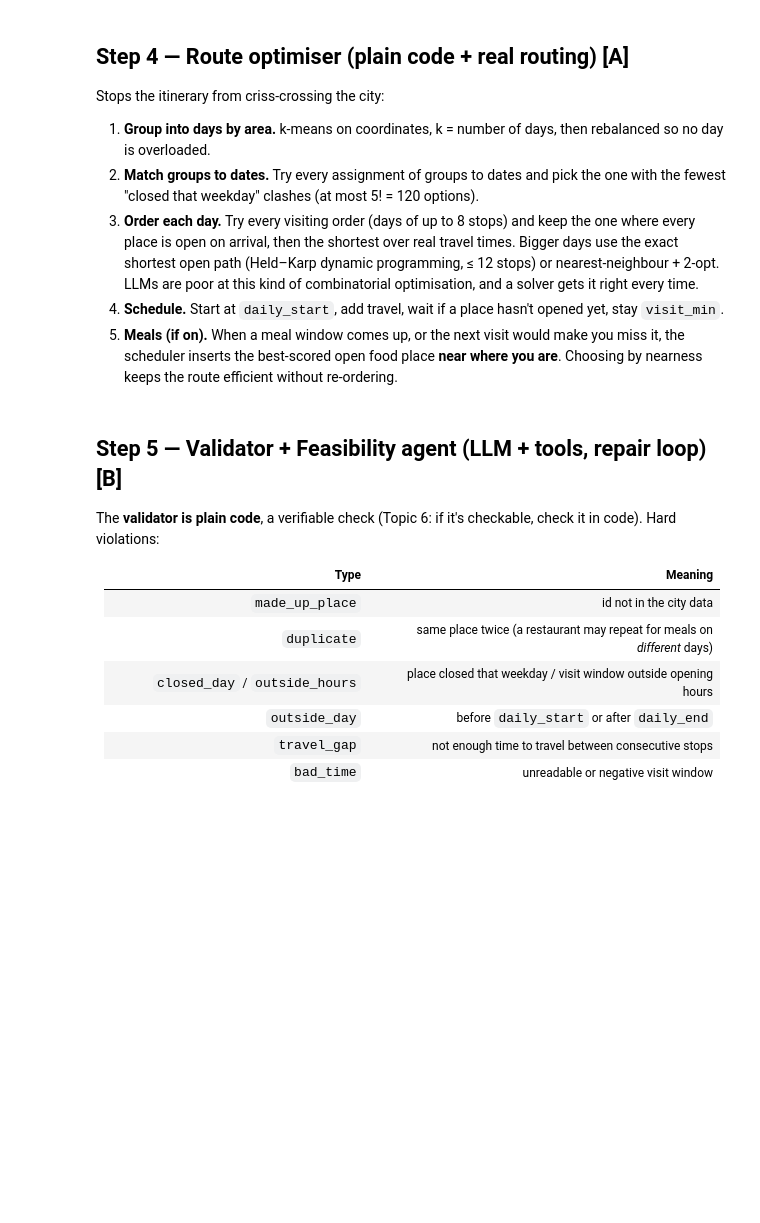
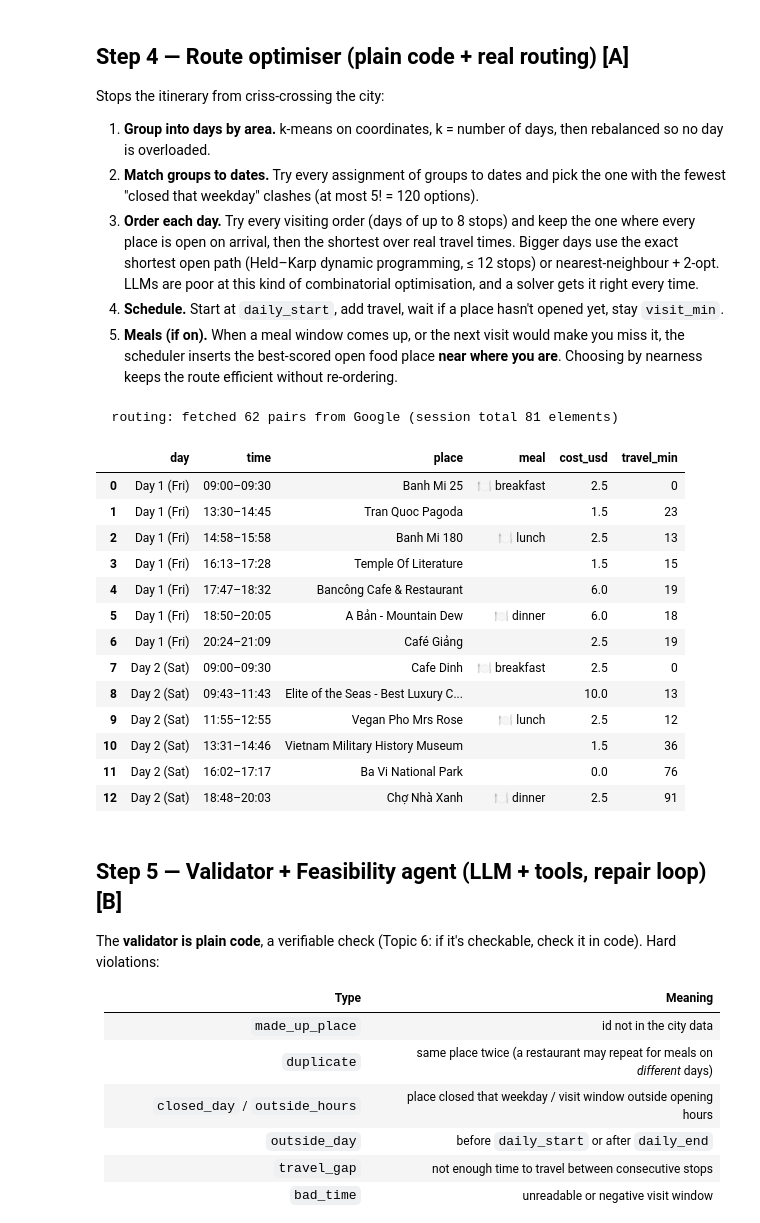
Before and after one commit to Wengzhuohang/TravelWithAgents, a Jupyter notebook: TravelWithAgents.ipynb, the cells around one changed output. Drawn from its saved outputs; the diff is of its cells as text; code cells hidden in the pictures; blank space fills up the shorter version.

```diff
--- a/TravelWithAgents.ipynb
+++ b/TravelWithAgents.ipynb
@@ -1419,4 +1376,4 @@ def run_personas(req, pool, temperature=0.7, run_id=0, verbose=True):
                 f"Day {x['day']}: " + ", ".join(PLACES[s]["name"] for s in x["stops"]) for x in d))
     return outs
 
-PERSONA_OUT = run_personas(REQ, POOL, PERSONA_TEMPERATURE, PERSONA_RUN)
+PERSONA_OUT = run_personas(REQ, POOL, PERSONA_TEMPERATURE)
@@ -1455,7 +1417,6 @@ def select_places(pool, persona_out, weights, req, mode="seats"):
     n_food = 0
     def allowed(i):
         return i not in chosen and not (meal_food(i) and n_food >= food_cap)
-    fillers, unfilled = Counter(), 0
     if mode == "weighted_sum":
         for i in sorted(pool, key=lambda i: -score[i]):
             if sum(not meal_food(c) for c in chosen) >= n_slots:
@@ -1464,55 +1425,40 @@ def select_places(pool, persona_out, weights, req, mode="seats"):
                 chosen.append(i)
                 picked_by[i] = "weighted_sum"
                 n_food += meal_food(i)
-        unfilled = max(0, n_slots - sum(not meal_food(c) for c in chosen))
     else:
         seats = _largest_remainder(w, max(0, n_slots - sum(not meal_food(c) for c in chosen)))
         prefs = {p: sorted(pool, key=lambda i: (-rating(p, i), -in_draft(p, i), -score[i])) for p in w}
-        by_group = sorted(pool, key=lambda i: -score[i])
         order = sorted(w, key=lambda p: -w[p])
         while any(seats.values()):
             for p in order:
                 if seats[p] <= 0:
                     continue
-                nxt = next((i for i in prefs[p] if allowed(i) and rating(p, i) >= 3), None)
-                filler = nxt is None                   # nothing left this persona rates 3+:
-                if filler:                             # take the group's next-best place instead
-                    nxt = next((i for i in by_group if allowed(i)), None)
+                nxt = next((i for i in prefs[p] if allowed(i)), None)
                 if nxt:
                     chosen.append(nxt)
-                    picked_by[nxt] = f"{p} (filler)" if filler else p
+                    picked_by[nxt] = p
                     if meal_food(nxt):
                         n_food += 1
                         continue                       # a meal, not an activity: the seat stays open
-                    if filler:
-                        fillers[p] += 1
-                else:
-                    unfilled += 1                      # the pool has run out of activities
                 seats[p] -= 1
-    for p, n in fillers.items():
-        print(f"  ⚠️ not enough places the {PERSONAS[p]['label']} rates 3+: {n} of its slots got the group's "
-              "next-best activities instead")
-    if unfilled:
-        print(f"  ⚠️ only {n_slots - unfilled} activities available for {n_slots} slots; some days will have free time")
     # budget trim: reserve money for meals, then drop the lowest-scoring paid places until under budget
-    cost = lambda ids: sum(PLACES[i]["est_cost"] for i in ids)
+    cost = lambda ids: sum(PLACES[i]["est_cost_usd"] for i in ids)
     meal_budget = estimated_meal_cost(req)
-    if meal_budget > req["budget"]:
-        print(f"  ⚠️ the budget ({req['budget']:.0f} {CURRENCY}) doesn't cover the meals alone "
-              f"(~{meal_budget:.0f} {CURRENCY}); the plan will be over budget.")
+    if meal_budget > req["budget_usd"]:
+        print(f"  ⚠️ the budget ({req['budget_usd']:.0f} USD) doesn't cover the meals alone "
+              f"(~{meal_budget:.0f} USD); the plan will be over budget.")
     dropped = []
-    while cost(chosen) > req["budget"] - meal_budget:
-        paid = [i for i in chosen if PLACES[i]["est_cost"] > 0 and picked_by[i] != "must_include"]
+    while cost(chosen) > req["budget_usd"] - meal_budget:
+        paid = [i for i in chosen if PLACES[i]["est_cost_usd"] > 0 and picked_by[i] != "must_include"]
         if not paid:
             break
         worst = min(paid, key=lambda i: score[i])
         chosen.remove(worst)
         dropped.append(worst)
     return {"selected": chosen, "picked_by": picked_by, "score": score, "dropped_for_budget": dropped,
-            "meal_budget": meal_budget, "weights": w, "mode": mode,
-            "shortage": {"fillers": dict(fillers), "unfilled_slots": unfilled}}
+            "meal_budget_usd": meal_budget, "weights": w, "mode": mode}
 
 SEL = select_places(POOL, PERSONA_OUT, WEIGHTS, REQ)
 pd.DataFrame([{"place": PLACES[i]["name"], "category": PLACES[i]["category"], "picked_by": SEL["picked_by"][i],
-               "weighted_score": round(SEL["score"].get(i, 0), 2), "cost": PLACES[i]["est_cost"]}
+               "weighted_score": round(SEL["score"].get(i, 0), 2), "cost_usd": PLACES[i]["est_cost_usd"]}
               for i in SEL["selected"]])
@@ -1734,34 +1691,50 @@ def schedule_day(order, day_no, d, req, score=None, used=None):
         t += PLACES[pid]["duration_min"]
         prev = pid
     return {"day": day_no, "date": d.isoformat(), "weekday": WEEKDAYS[wd], "stops": stops}
 
 MEAL_PLACES_USED = set()      # meal places used in the plan being built (reset by build_plan)
 
 def build_plan(day_groups, req, source, reorder=True, score=None):
     """Order each day's activities (optional), schedule them and insert meals."""
     MEAL_PLACES_USED.clear()
     dates = trip_dates(req)
     used = {i for g in day_groups for i in g}          # meals never reuse a place already in the trip
     start = hm_to_min(req["daily_start"])
     start += sum(dur + 5 for _, a, _, dur in day_meal_slots(req) if a <= start)   # breakfast comes first
     days = [schedule_day(timed_order(g, dates[n].weekday(), start) if reorder else g, n + 1, dates[n], req, score, used)
             for n, g in enumerate(day_groups)]
     return {"source": source, "days": days}
 
 def optimise_route(selected, req, source="multi_agent", score=None):
     ensure_matrix(selected)
     groups = assign_groups_to_dates(cluster_into_days(selected, req["days"]), trip_dates(req))
     return build_plan(groups, req, source, score=score)
 
 def plan_df(plan):
     return pd.DataFrame([{"day": f"Day {d['day']} ({d['weekday']})", "time": f"{s['start']}–{s['end']}",
                           "place": s.get("name") or PLACES.get(s["place_id"], {}).get("name", s["place_id"]),
                           "meal": ("🍽 " + s["meal"]) if s.get("meal") else "",
-                          "cost": PLACES[s["place_id"]]["est_cost"] if s.get("place_id") in PLACES else "?",
+                          "cost_usd": PLACES[s["place_id"]]["est_cost_usd"] if s.get("place_id") in PLACES else "?",
                           "travel_min": s.get("travel_from_prev_min", "")} for d in plan["days"] for s in d["stops"]])
 
 PLAN_V0 = optimise_route(SEL["selected"], REQ, score=SEL["score"])
 plan_df(PLAN_V0)
+# %% [output]
+  routing: fetched 62 pairs from Google (session total 81 elements)
+|  | day | time | place | meal | cost_usd | travel_min |
+| 0 | Day 1 (Fri) | 09:00–09:30 | Banh Mi 25 | 🍽 breakfast | 2.5 | 0 |
+| 1 | Day 1 (Fri) | 13:30–14:45 | Tran Quoc Pagoda |  | 1.5 | 23 |
+| 2 | Day 1 (Fri) | 14:58–15:58 | Banh Mi 180 | 🍽 lunch | 2.5 | 13 |
+| 3 | Day 1 (Fri) | 16:13–17:28 | Temple Of Literature |  | 1.5 | 15 |
+| 4 | Day 1 (Fri) | 17:47–18:32 | Bancông Cafe & Restaurant |  | 6.0 | 19 |
+| 5 | Day 1 (Fri) | 18:50–20:05 | A Bản - Mountain Dew | 🍽 dinner | 6.0 | 18 |
+| 6 | Day 1 (Fri) | 20:24–21:09 | Café Giảng |  | 2.5 | 19 |
+| 7 | Day 2 (Sat) | 09:00–09:30 | Cafe Dinh | 🍽 breakfast | 2.5 | 0 |
+| 8 | Day 2 (Sat) | 09:43–11:43 | Elite of the Seas - Best Luxury C... |  | 10.0 | 13 |
+| 9 | Day 2 (Sat) | 11:55–12:55 | Vegan Pho Mrs Rose | 🍽 lunch | 2.5 | 12 |
+| 10 | Day 2 (Sat) | 13:31–14:46 | Vietnam Military History Museum |  | 1.5 | 36 |
+| 11 | Day 2 (Sat) | 16:02–17:17 | Ba Vi National Park |  | 0.0 | 76 |
+| 12 | Day 2 (Sat) | 18:48–20:03 | Chợ Nhà Xanh | 🍽 dinner | 2.5 | 91 |
 # %% [markdown]
 ## Step 5 — Validator + Feasibility agent (LLM + tools, repair loop) **[B]**
 
```
Also changed, not shown: parts of 43 cells of this notebook.
